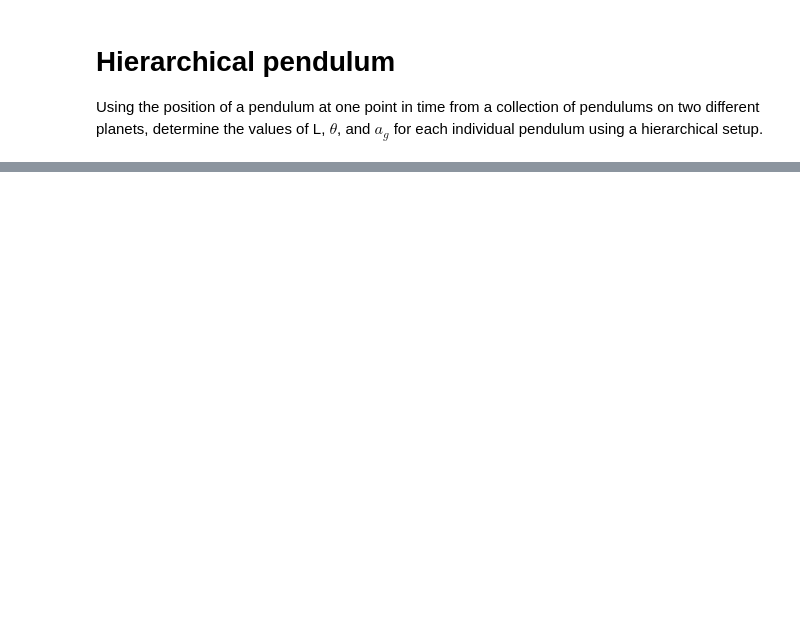
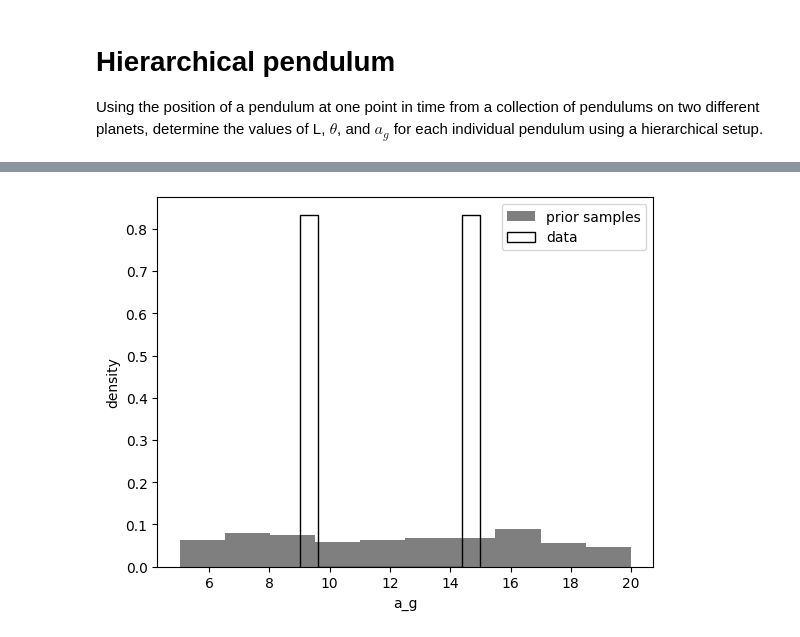
Before and after one commit to beckynevin/hierarchical-pendulum-draw, a Jupyter notebook: notebooks/pendulum_numpyro_hierarchical_ex.ipynb, the cells around one changed output, grey strips where cells are left out. Drawn from its saved outputs; the diff is of its cells as text; code cells hidden in the pictures; blank space fills up the shorter version.

```diff
--- a/notebooks/pendulum_numpyro_hierarchical_ex.ipynb
+++ b/notebooks/pendulum_numpyro_hierarchical_ex.ipynb
@@ -123,0 +231,22 @@ print(planet_code)
+# %%
+# the same for a_g
+label = "prior samples"
+plt.hist(
+    prior_pred["a_g"].flatten(),
+    10,
+    #range=(0.2, 3.0),
+    #histtype="step",
+    color="k",
+    lw=0.5,
+    alpha=0.5,
+    label=label,
+    density=True
+)
+
+
+plt.hist(df["a_g"], 10, histtype="step", color="black", label="data", density=True)
+plt.legend()
+plt.xlabel("a_g")
+plt.ylabel("density");
+# %% [output]
+[figure, added]
```
Also changed, not shown: parts of 50 cells of this notebook.
